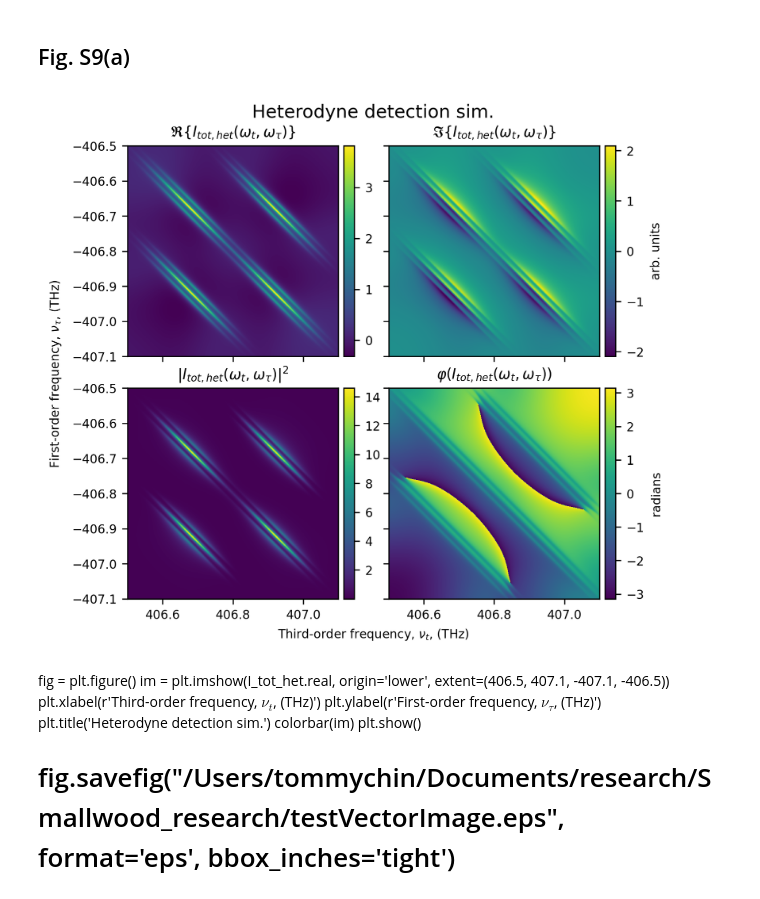
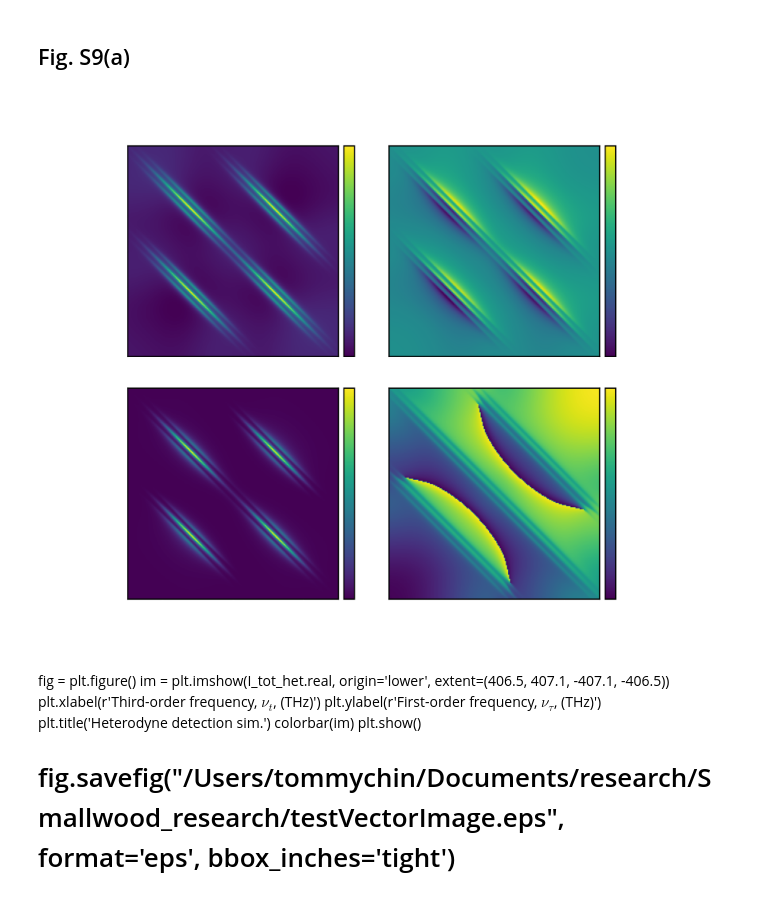
Before and after one commit to tommychinwj/HiddenSiVCenter, a Jupyter notebook: Figures3(a,b).ipynb, the cells around one changed output. Drawn from its saved outputs; the diff is of its cells as text; code cells hidden in the pictures.

```diff
--- a/Figures3(a,b).ipynb
+++ b/Figures3(a,b).ipynb
@@ -6,25 +6,27 @@
 # article of nice plots: https://towardsdatascience.com/how-to-create-and-use-custom-matplotlib-style-sheet-9393f498063
 # %%
 import numpy as np
-import matplotlib as mpl
 import matplotlib.pyplot as plt
 import numba
 import scipy.integrate as spint
 import cmath
 # plt.style.use('seaborn-pastel')
-mpl.rcParams['font.family'] = 'sans-serif'
-COLOR = 'k'
-mpl.rcParams['text.color'] = COLOR
-mpl.rcParams['axes.labelcolor'] = COLOR
-mpl.rcParams['xtick.color'] = COLOR
-mpl.rcParams['ytick.color'] = COLOR
-mpl.rcParams['axes.edgecolor'] = 'k'
+plt.rcParams['font.family'] = 'sans-serif'
+COLOR = 'w'
+plt.rcParams['text.color'] = COLOR
+plt.rcParams['axes.labelcolor'] = COLOR
+plt.rcParams['xtick.color'] = COLOR
+plt.rcParams['ytick.color'] = COLOR
+plt.rcParams['axes.edgecolor'] = 'k'
 SIZE = 8
-mpl.rcParams['font.size'] = SIZE
-mpl.rcParams['legend.fontsize'] = SIZE
-mpl.rcParams['figure.titlesize'] = SIZE
-mpl.rcParams['figure.dpi'] = 300
-mpl.rcParams['savefig.dpi'] = 800
+plt.rcParams['font.size'] = SIZE
+plt.rcParams['legend.fontsize'] = SIZE
+plt.rcParams['figure.titlesize'] = SIZE
+plt.rcParams['figure.dpi'] = 300
+plt.rcParams['savefig.dpi'] = 800
+# plt.rcParams['image.cmap'] = 'Reds'
+
+res = 200
 # %% [markdown]
 # rcParams parameters https://matplotlib.org/stable/users/dflt_style_changes.html
 # %% [markdown]
@@ -79,8 +81,8 @@ def phi(x):
 # %% [markdown]
 # creating mesh
 # %%
-omega_t = np.linspace(0., 4.*np.pi, 500)
-omega_tau = np.linspace(-4.*np.pi, 0., 500)
+omega_t = np.linspace(0., 4.*np.pi, res)
+omega_tau = np.linspace(-4.*np.pi, 0., res)
 omega_t_mesh, omega_tau_mesh = np.meshgrid(omega_t, omega_tau, indexing='xy')
 plt.figure()
 im = plt.imshow(omega_tau_mesh,
@@ -374,27 +376,27 @@ I_tot_PL, int_err_PL = infint(argu)
 # %%
 I_tot_het_ReImAm = np.array([I_tot_het.real, I_tot_het.imag, abs2(I_tot_het), phi(I_tot_het)])
 figHet = slices_plots(I_tot_het_ReImAm,
                       shared_title='Heterodyne detection sim.',
                       shared_title_y_position=0.95,
                       figure_shape=[2,2],
                       figure_size=[6,5.5],
                       titles=[r'$\mathfrak{R} \left\{I_{tot, het} (\omega_t, \omega_\tau) \right\}$',
                               r'$\mathfrak{I} \left\{I_{tot, het} (\omega_t, \omega_\tau) \right\}$',
                               r'$             \left |I_{tot, het} (\omega_t, \omega_\tau) \right |^2$',
                               r'$     \varphi \left (I_{tot, het} (\omega_t, \omega_\tau) \right )$'],
                       horizontal_gap=0.06,
                       shared_y_label_x_position=0.02,
                       shared_x_label_y_position=0.06,
                       EXTENT=(406.5, 407.1, -407.1, -406.5),
                       shared_x_label=r'Third-order frequency, $\nu_t$, (THz)',
                       shared_y_label=r'First-order frequency, $\nu_\tau$, (THz)',
                       colorbar_labels=[None, 'arb. units', None, 'radians'])
 
-figHet.savefig("/Users/tommychin/Documents/research/Smallwood_research/crossPeaksAttempt4.eps",
-               format='eps',
-               bbox_inches='tight')
+# figHet.savefig("/Users/tommychin/Documents/research/Smallwood_research/crossPeaksAttempt4.eps",
+#                format='eps',
+#                bbox_inches='tight')
 # %% [output]
-[figure, old version]
+[figure, new version]
 # %% [markdown]
 fig = plt.figure()
 im = plt.imshow(I_tot_het.real, origin='lower', extent=(406.5, 407.1, -407.1, -406.5))
```
Also changed, not shown: parts of 9 cells of this notebook.
